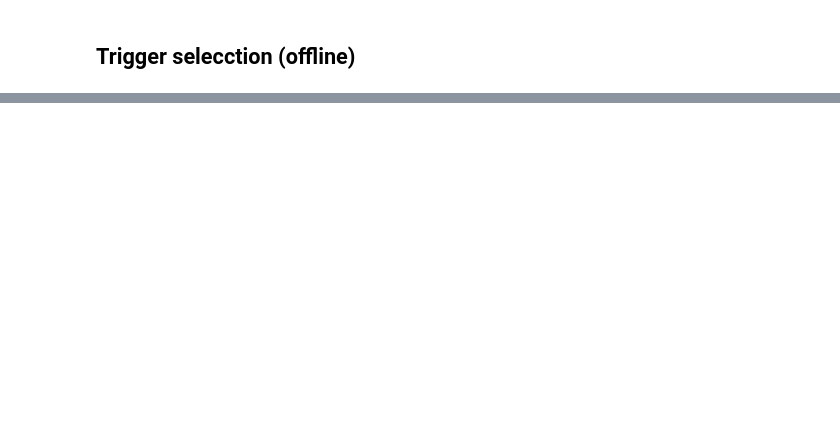
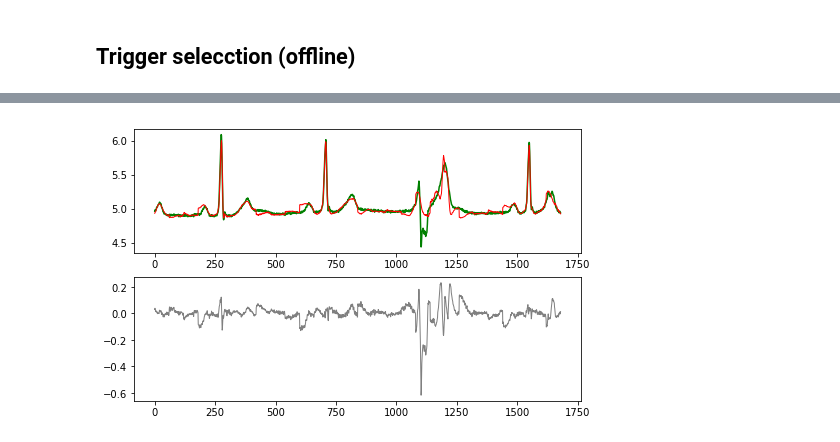
Before and after one commit to fxofxo/AnomalyDetecction, a Jupyter notebook: notebooks/ecg-graphs-codedFrames.ipynb, the cells around one changed output, grey strips where cells are left out. Saved outputs shown, nothing was run; the diff lists cells and outputs as text; code cells hidden in the pictures; blank space fills up the shorter version.

```diff
--- a/notebooks/ecg-graphs-codedFrames.ipynb
+++ b/notebooks/ecg-graphs-codedFrames.ipynb
@@ -146,0 +251,16 @@ plt.close()
+# %%
+item = 24
+l = len(samples[item][5])
+x = range(00,l)
+
+fig, ax = plt.subplots(2,1,figsize=(8,5))
+
+ax[0].plot(x, samples[item][3],"green")
+ax[0].plot(x, samples[item][4], 'red', linewidth=1)
+ax[1].plot(x, samples[item][5], 'gray', linewidth=1)
+#j, bins, patches = ax[2].hist( samples[item][5],50, normed=1, facecolor='blue')
+#ax[2].plot(0,-1)
+display(fig)
+plt.close()
+# %% [output]
+[figure, added]
```
Also changed, not shown: parts of 38 cells of this notebook, 17 other files.
